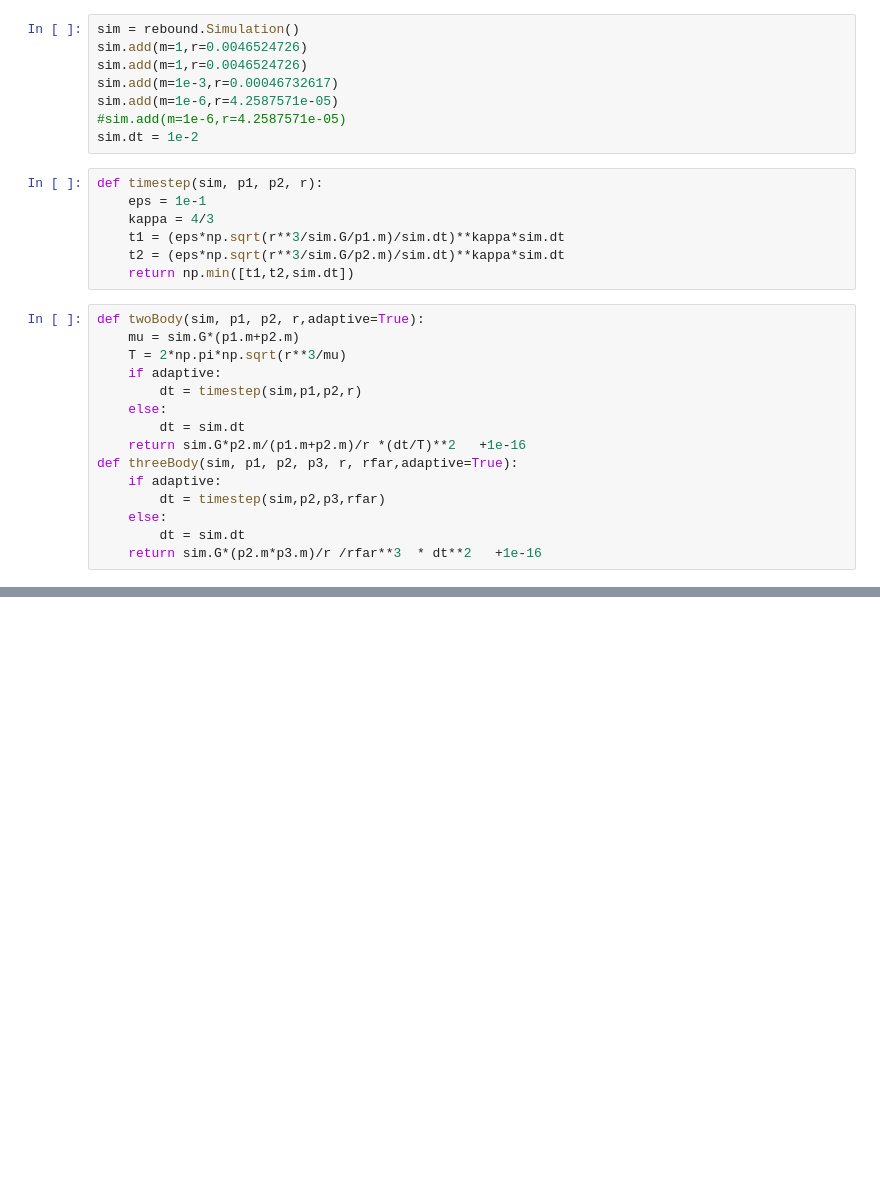
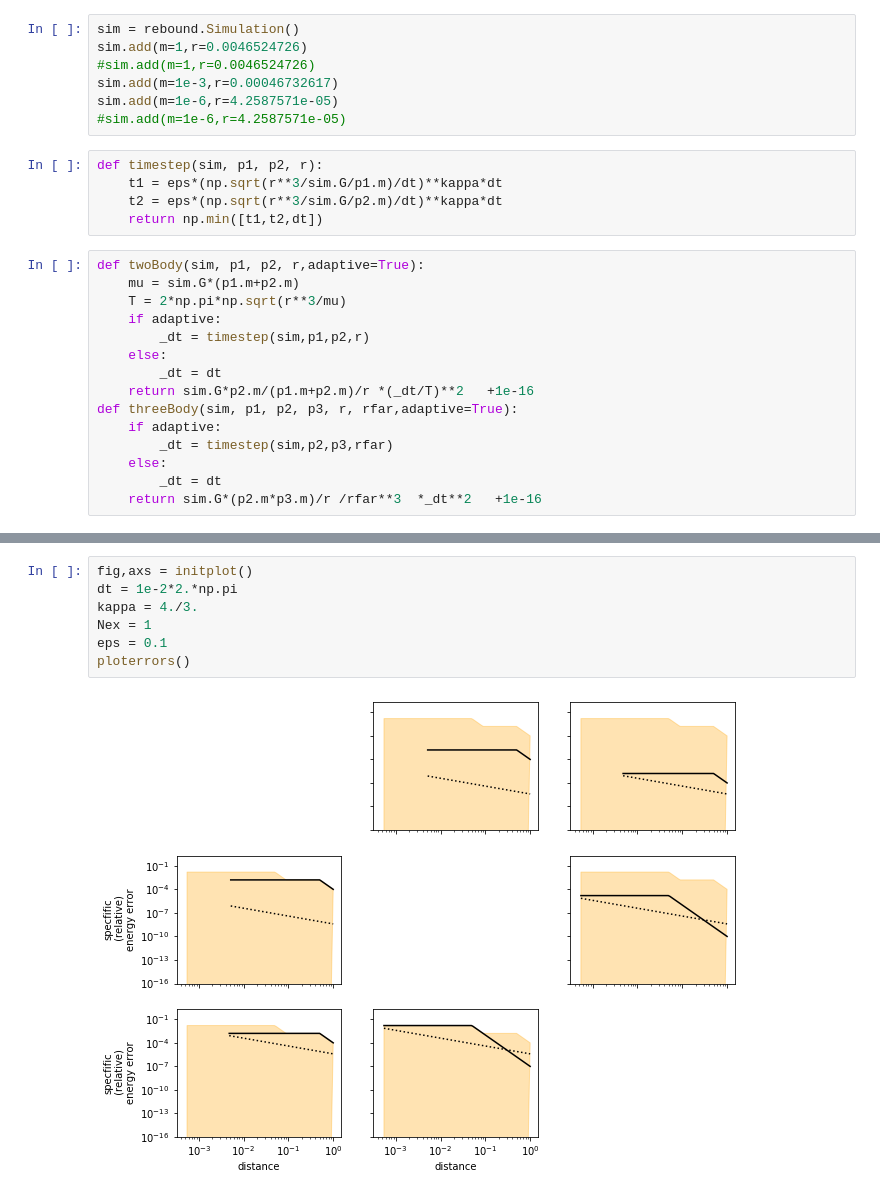
Before and after one commit to tigerchenlu98/rebound, a Jupyter notebook: MercuranaErrors.ipynb, the cells around one changed output, grey strips where cells are left out. Cells and saved outputs as stored; diff of their text form; blank space fills up the shorter version.

```diff
--- a/MercuranaErrors.ipynb
+++ b/MercuranaErrors.ipynb
@@ -7,30 +8,27 @@ import itertools
 # %%
 sim = rebound.Simulation()
 sim.add(m=1,r=0.0046524726)
-sim.add(m=1,r=0.0046524726)
+#sim.add(m=1,r=0.0046524726)
 sim.add(m=1e-3,r=0.00046732617)
 sim.add(m=1e-6,r=4.2587571e-05)
 #sim.add(m=1e-6,r=4.2587571e-05)
-sim.dt = 1e-2
 # %%
 def timestep(sim, p1, p2, r):
-    eps = 1e-1
-    kappa = 4/3
-    t1 = (eps*np.sqrt(r**3/sim.G/p1.m)/sim.dt)**kappa*sim.dt
-    t2 = (eps*np.sqrt(r**3/sim.G/p2.m)/sim.dt)**kappa*sim.dt
-    return np.min([t1,t2,sim.dt])
+    t1 = eps*(np.sqrt(r**3/sim.G/p1.m)/dt)**kappa*dt
+    t2 = eps*(np.sqrt(r**3/sim.G/p2.m)/dt)**kappa*dt
+    return np.min([t1,t2,dt])
 # %%
 def twoBody(sim, p1, p2, r,adaptive=True):
     mu = sim.G*(p1.m+p2.m)
     T = 2*np.pi*np.sqrt(r**3/mu)
     if adaptive:
-        dt = timestep(sim,p1,p2,r)
+        _dt = timestep(sim,p1,p2,r)
     else:
-        dt = sim.dt
-    return sim.G*p2.m/(p1.m+p2.m)/r *(dt/T)**2   +1e-16
+        _dt = dt
+    return sim.G*p2.m/(p1.m+p2.m)/r *(_dt/T)**2   +1e-16
 def threeBody(sim, p1, p2, p3, r, rfar,adaptive=True):
     if adaptive:
-        dt = timestep(sim,p2,p3,rfar)
+        _dt = timestep(sim,p2,p3,rfar)
     else:
-        dt = sim.dt
-    return sim.G*(p2.m*p3.m)/r /rfar**3  * dt**2   +1e-16
+        _dt = dt
+    return sim.G*(p2.m*p3.m)/r /rfar**3  *_dt**2   +1e-16
@@ -68,0 +86,9 @@ for i in range(sim.N):
+# %%
+fig,axs = initplot()
+dt = 1e-2*2.*np.pi
+kappa = 4./3.
+Nex = 1
+eps = 0.1
+ploterrors()
+# %% [output]
+[figure, added]
```
Also changed, not shown: parts of 8 cells of this notebook, 8 other files.
